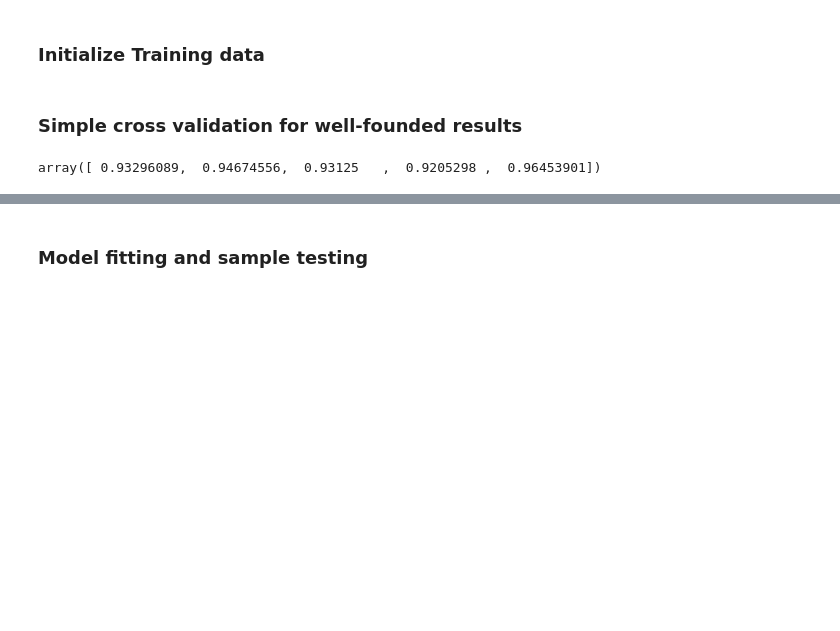
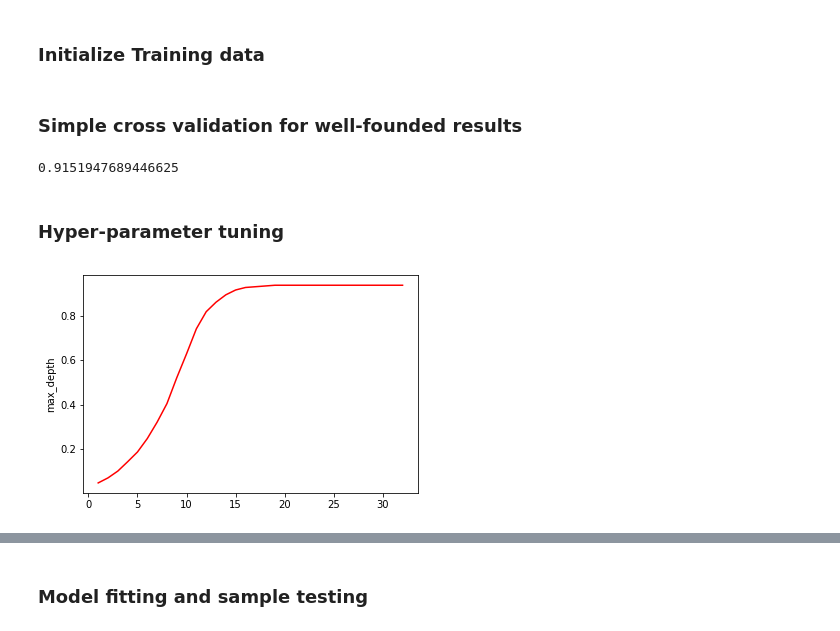
Before and after one commit to freecraver/ML-fun, a Jupyter notebook: amazon/amazon.ipynb, the cells around one changed output, grey strips where cells are left out. Drawn from its saved outputs; the diff is of its cells as text; code cells hidden in the pictures; blank space fills up the shorter version.

Commit message:
simple extension for hyperparameter tuning

```diff
--- a/amazon/amazon.ipynb
+++ b/amazon/amazon.ipynb
@@ -37,7 +39,28 @@ clf = DecisionTreeClassifier()
 # %% [markdown]
 ### Simple cross validation for well-founded results
-# %%
-scores = cross_validate(clf, df_vars, df_class, cv=5)
-scores['test_score']
-# %% [output]
-array([ 0.93296089,  0.94674556,  0.93125   ,  0.9205298 ,  0.96453901])
+# %%
+scores = cross_validate(clf, df_vars, df_class, cv=5)
+scores['test_score'].mean()
+
+# dt criterion=gini
+# array([0.93854749, 0.9408284 , 0.93125   , 0.90728477, 0.96453901])
+# dt criterion = entropy
+# array([0.9273743 , 0.90532544, 0.91875   , 0.92715232, 0.95744681])
+# %% [output]
+0.9151947689446625
+# %% [markdown]
+### Hyper-parameter tuning
+# %%
+max_depths = np.linspace(1, 32, 32, endpoint=True)
+results = []
+for max_depth in max_depths:
+    clf = DecisionTreeClassifier(max_depth=max_depth, random_state=13221323)
+    scores = cross_validate(clf, df_vars, df_class, cv=5)
+    results.append(scores['test_score'].mean())
+
+plt.plot(max_depths, results, "r", label="Test Accuracy")
+plt.ylabel("accuracy")
+plt.xlabel("max_depth")
+plt.show()
+# %% [output]
+[figure, added]
```
Also changed, not shown: parts of 7 cells of this notebook, 1 other file.
